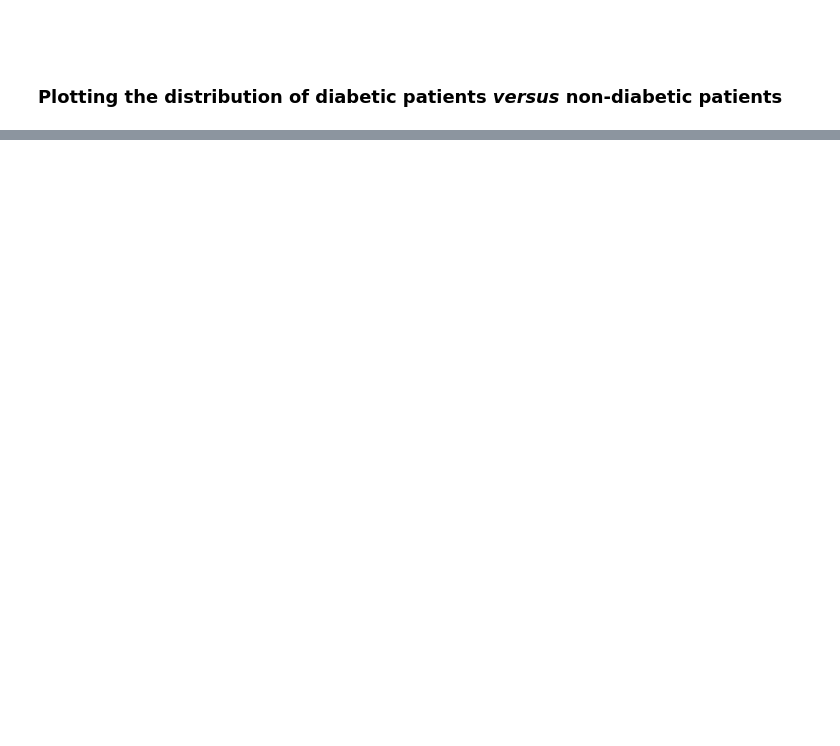
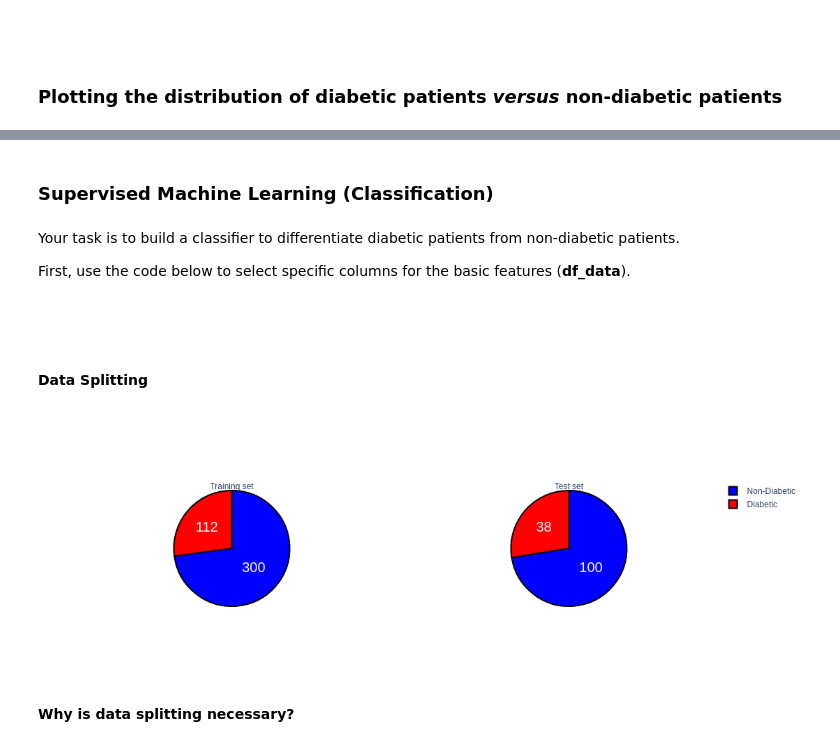
Before and after one commit to alexgcsa/ml_workshop_Oct2023, a Jupyter notebook: ml_lecture.ipynb, the cells around one changed output, grey strips where cells are left out. Drawn from its saved outputs; the diff is of its cells as text; code cells hidden in the pictures; blank space fills up the shorter version.

```diff
--- a/ml_lecture.ipynb
+++ b/ml_lecture.ipynb
@@ -262,0 +200,30 @@ utils.feat_importance(clf)
+# %% [markdown]
+### Supervised Machine Learning (Classification)
+# %% [markdown]
+Your task is to build a classifier to differentiate diabetic patients from non-diabetic patients.
+
+First, use the code below to select  specific columns for the basic features (**df_data**).
+# %%
+# The target class and the main features from the dataset:
+target = "class"
+features =  ["gender", "age", "hypertension", "heart_disease", "bmi", "smoking_history"]
+
+# Select them from data:
+X = df_data[features]
+y = df_data[target]
+# %% [markdown]
+######
+# %% [markdown]
+#### Data Splitting
+# %%
+# What is the best TEST_SIZE?
+TEST_SIZE = 0.25
+
+X_train, X_test, y_train, y_test = train_test_split(X, y, test_size=TEST_SIZE, \
+                                                    random_state=42)
+
+utils.plot_train_test_class(y_train, y_test)
+# %% [output]
+[figure, added]
+# %% [markdown]
+#### Why is data splitting necessary?
```
Also changed, not shown: parts of 66 cells of this notebook, 2 other files.
